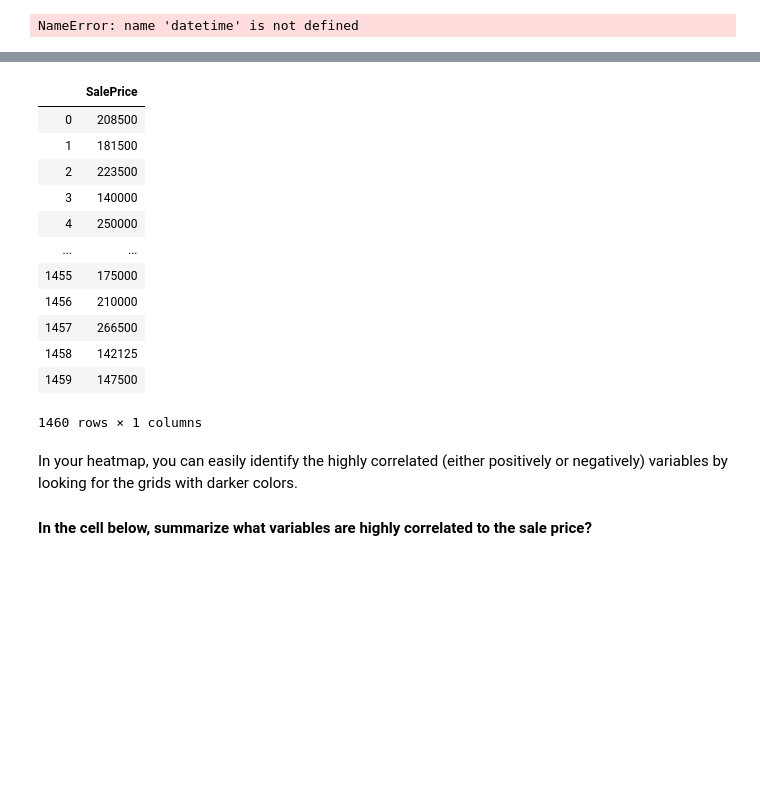
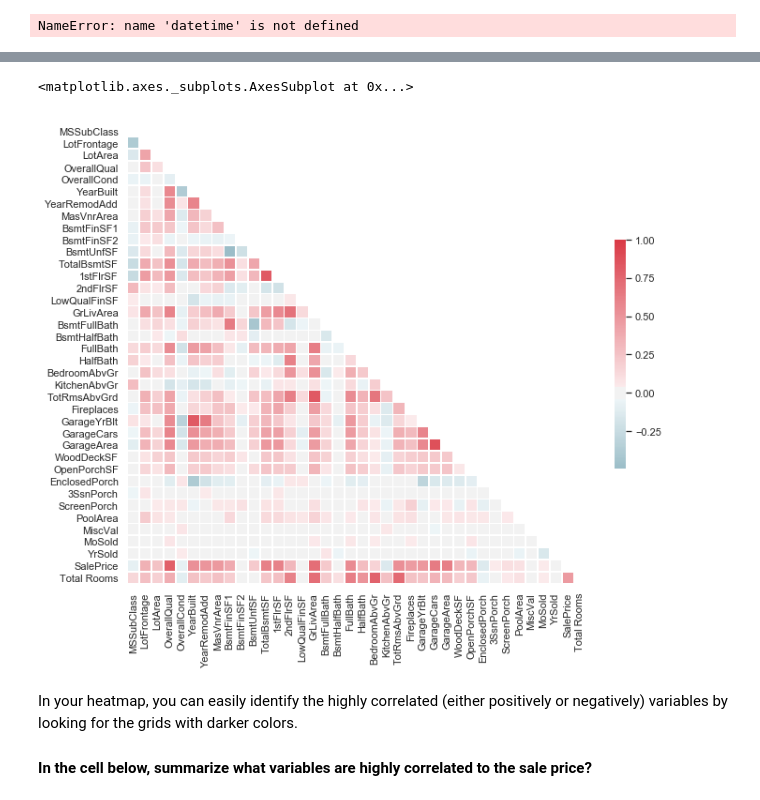
Before and after one commit to paularotaola/datamad0620, a Jupyter notebook: module-2/lab-storytelling-data-visualization/your-code/main.ipynb, the cells around one changed output, grey strips where cells are left out. Cells and saved outputs as stored; diff of their text form; code cells hidden in the pictures; blank space fills up the shorter version.

```diff
--- a/module-2/lab-storytelling-data-visualization/your-code/main.ipynb
+++ b/module-2/lab-storytelling-data-visualization/your-code/main.ipynb
@@ -236,40 +197,16 @@ Here is a [reference](https://seaborn.pydata.org/examples/many_pairwise_correlat
 
 ![Corr Heatmap](heatmap.png)
 # %%
-# your code here
 sns.set(style="white")
-
-d = pd.DataFrame(data=df["SalePrice"])
-
-# Compute the correlation matrix
-corr = d.corr()
-
-# Generate a mask for the upper triangle
+corr = df.corr()
 mask = np.triu(np.ones_like(corr, dtype=np.bool))
-
-# Set up the matplotlib figure
 f, ax = plt.subplots(figsize=(11, 9))
-
-# Generate a custom diverging colormap
 cmap = sns.diverging_palette(220, 10, as_cmap=True)
-
-# Draw the heatmap with the mask and correct aspect ratio
-sns.heatmap(corr, mask=mask, cmap=cmap, vmax=.3, center=0,
+sns.heatmap(corr, mask=mask, cmap=cmap, center=0,
             square=True, linewidths=.5, cbar_kws={"shrink": .5})
 # %% [output]
-|  | SalePrice |
-| 0 | 208500 |
-| 1 | 181500 |
-| 2 | 223500 |
-| 3 | 140000 |
-| 4 | 250000 |
-| ... | ... |
-| 1455 | 175000 |
-| 1456 | 210000 |
-| 1457 | 266500 |
-| 1458 | 142125 |
-| 1459 | 147500 |
-1460 rows × 1 columns
+<matplotlib.axes._subplots.AxesSubplot at 0x...>
+[figure, added]
 # %% [markdown]
 In your heatmap, you can easily identify the highly correlated (either positively or negatively) variables by looking for the grids with darker colors.
 
```
Also changed, not shown: parts of 13 cells of this notebook.
